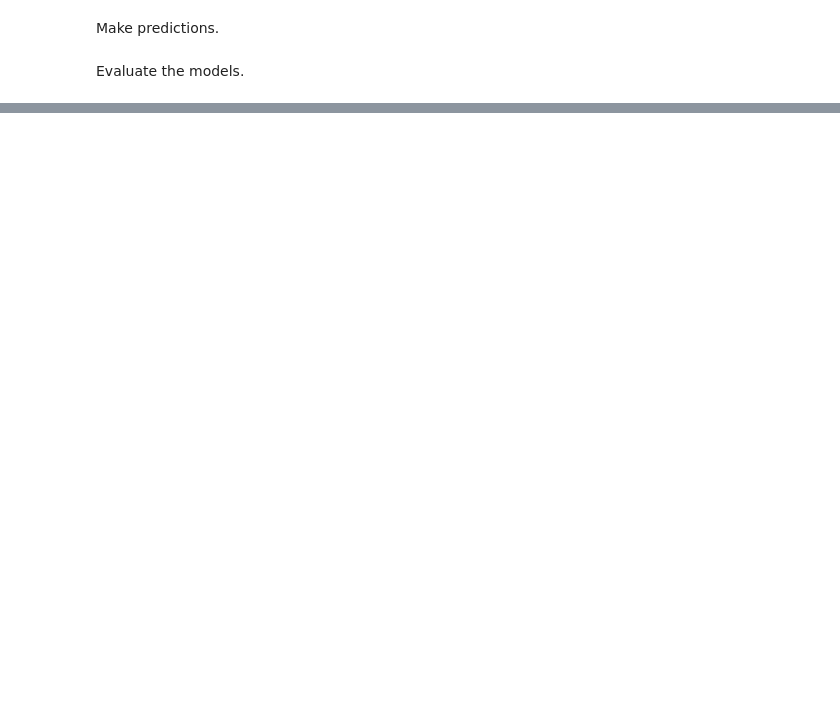
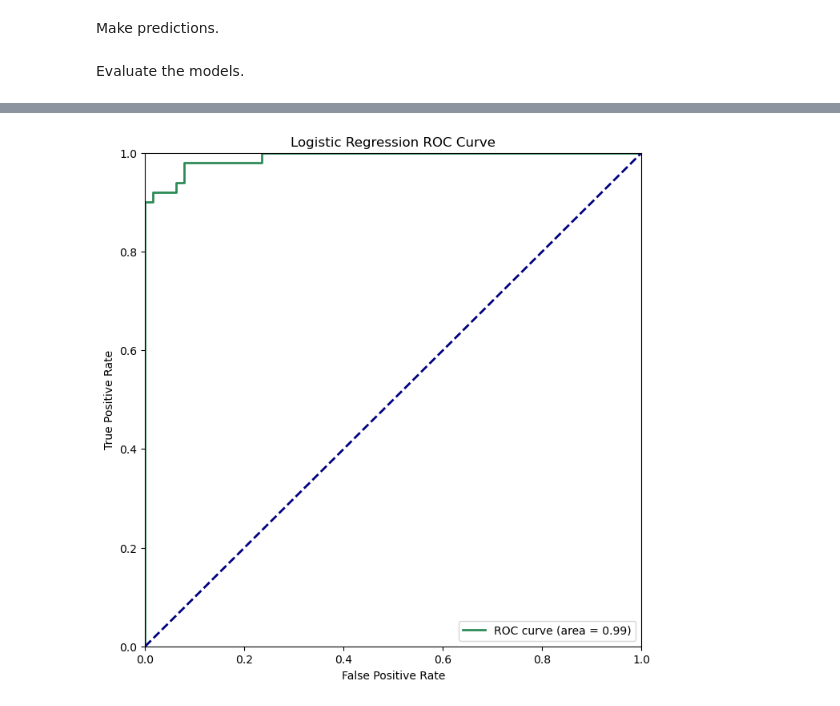
Before and after one commit to seamus2002/cancer-diagnosis-using-ml, a Jupyter notebook: notebooks/cancer_diagnosis_ml_pyspark.ipynb, the cells around one changed output, grey strips where cells are left out. Drawn from its saved outputs; the diff is of its cells as text; code cells hidden in the pictures; blank space fills up the shorter version.

```diff
--- a/notebooks/cancer_diagnosis_ml_pyspark.ipynb
+++ b/notebooks/cancer_diagnosis_ml_pyspark.ipynb
@@ -84,5 +91,4 @@ lr_pipeline = Pipeline(stages=[lr_classifier])
 Train the models.
 # %%
 rf_model = rf_pipeline.fit(training_data)
-lr_model = lr_pipeline.fit(training_datarf_predictions = rf_model.transform(test_data)
-lr_predictions = lr_model.transform(test_data))
+lr_model = lr_pipeline.fit(training_data)
@@ -109,3 +172,8 @@ Logistic Regression AUC: 0.9906250000000001
+# %%
+# Plot ROC Curve for Logistic Regression
+plot_roc_curve(lr_predictions, "Logistic Regression ROC Curve")
+# %% [output]
+[figure, added]
 # %%
 # Stop SparkContext
 sc.stop()
```
Also changed, not shown: parts of 10 cells of this notebook.
